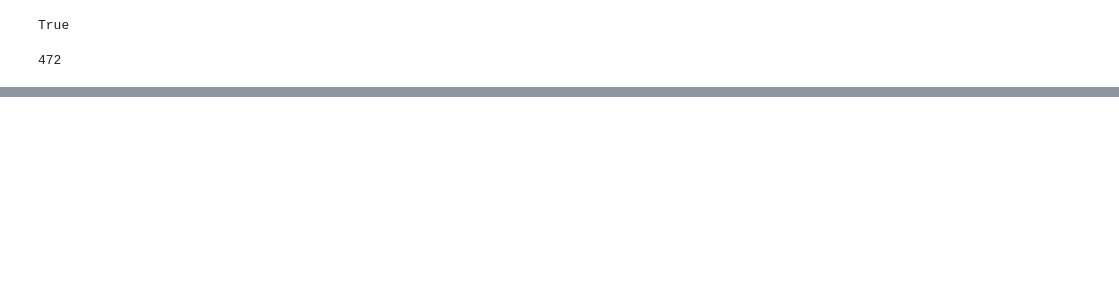
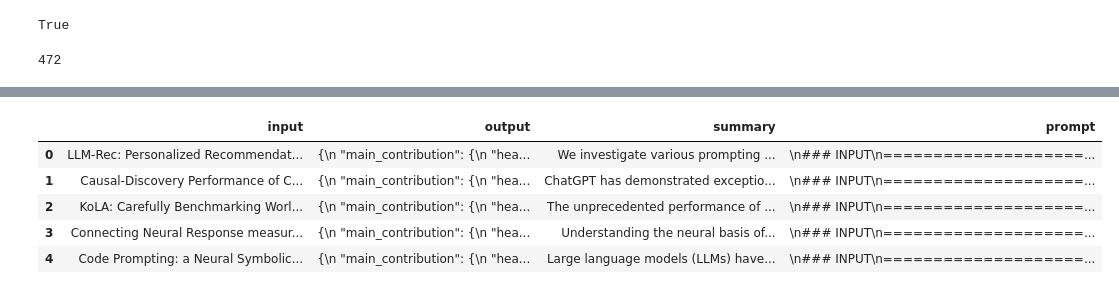
Before and after one commit to masta-g3/llamarizer, a Jupyter notebook: create_training_data.ipynb, the cells around one changed output, grey strips where cells are left out. Cells and saved outputs as stored; diff of their text form; code cells hidden in the pictures; blank space fills up the shorter version.

```diff
--- a/create_training_data.ipynb
+++ b/create_training_data.ipynb
@@ -182,3 +136,13 @@ def gen_dataset():
 
 ds = Dataset.from_generator(gen_dataset)
 ds.save_to_disk("data/arxiv_summary_prompts")
+# %%
+df["prompt"] = df.apply(generate_prompt, axis=1)
+df.head()
+# %% [output]
+|  | input | output | summary | prompt |
+| 0 | LLM-Rec: Personalized Recommendat... | {\n "main_contribution": {\n "hea... | We investigate various prompting ... | \n### INPUT\n====================... |
+| 1 | Causal-Discovery Performance of C... | {\n "main_contribution": {\n "hea... | ChatGPT has demonstrated exceptio... | \n### INPUT\n====================... |
+| 2 | KoLA: Carefully Benchmarking Worl... | {\n "main_contribution": {\n "hea... | The unprecedented performance of ... | \n### INPUT\n====================... |
+| 3 | Connecting Neural Response measur... | {\n "main_contribution": {\n "hea... | Understanding the neural basis of... | \n### INPUT\n====================... |
+| 4 | Code Prompting: a Neural Symbolic... | {\n "main_contribution": {\n "hea... | Large language models (LLMs) have... | \n### INPUT\n====================... |
```
Also changed, not shown: parts of 3 cells of this notebook, 4 other files.
